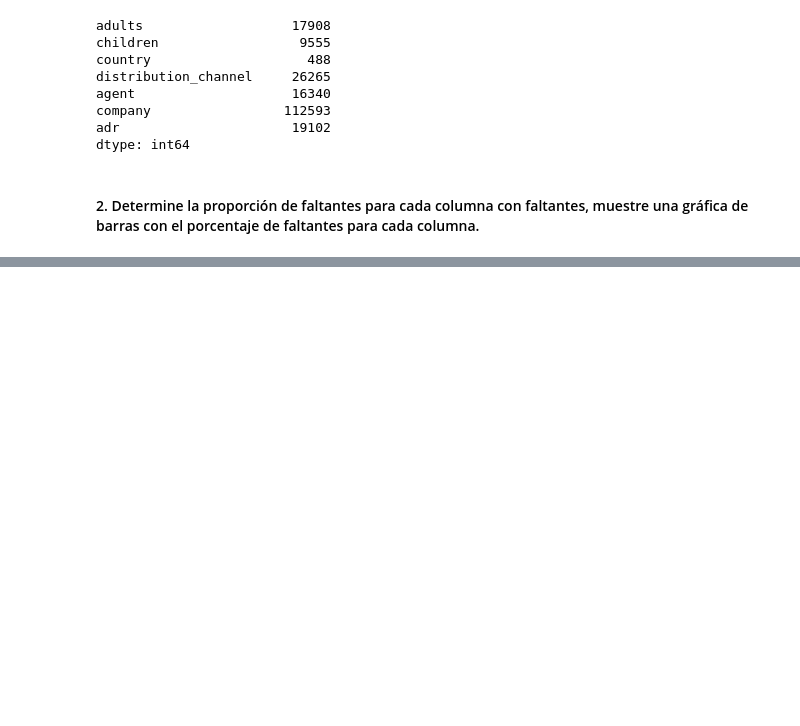
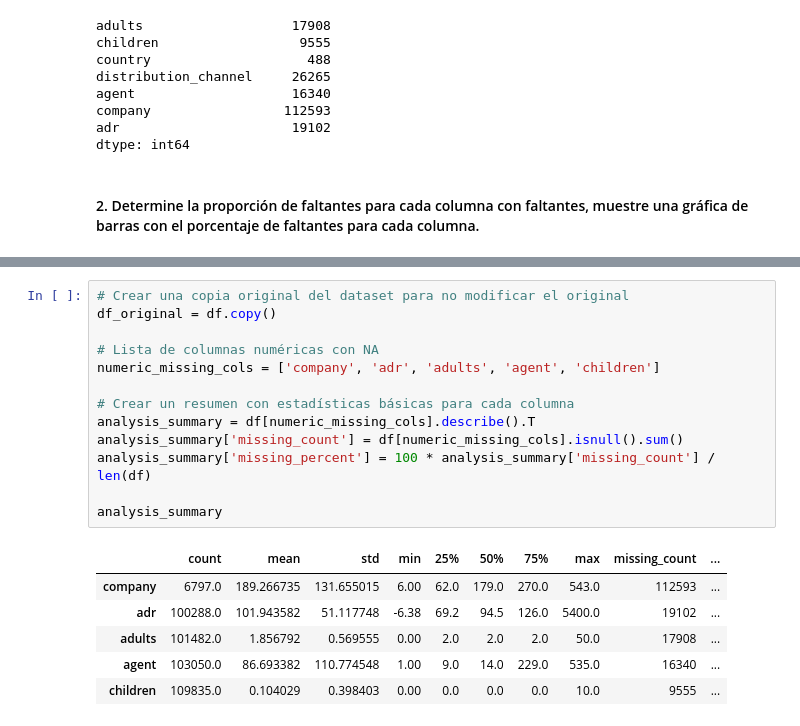
Before and after one commit to midwayjona/Econometria-2, a Jupyter notebook: labs/lab_1/lab_1.ipynb, the cells around one changed output, grey strips where cells are left out. Cells and saved outputs as stored; diff of their text form; blank space fills up the shorter version.

```diff
--- a/labs/lab_1/lab_1.ipynb
+++ b/labs/lab_1/lab_1.ipynb
@@ -91,0 +110,20 @@ dtype: float64
+# %%
+# Crear una copia original del dataset para no modificar el original
+df_original = df.copy()
+
+# Lista de columnas numéricas con NA
+numeric_missing_cols = ['company', 'adr', 'adults', 'agent', 'children']
+
+# Crear un resumen con estadísticas básicas para cada columna
+analysis_summary = df[numeric_missing_cols].describe().T
+analysis_summary['missing_count'] = df[numeric_missing_cols].isnull().sum()
+analysis_summary['missing_percent'] = 100 * analysis_summary['missing_count'] / len(df)
+
+analysis_summary
+# %% [output]
+|  | count | mean | std | min | 25% | 50% | 75% | max | missing_count | ... |
+| company | 6797.0 | 189.266735 | 131.655015 | 6.00 | 62.0 | 179.0 | 270.0 | 543.0 | 112593 | ... |
+| adr | 100288.0 | 101.943582 | 51.117748 | -6.38 | 69.2 | 94.5 | 126.0 | 5400.0 | 19102 | ... |
+| adults | 101482.0 | 1.856792 | 0.569555 | 0.00 | 2.0 | 2.0 | 2.0 | 50.0 | 17908 | ... |
+| agent | 103050.0 | 86.693382 | 110.774548 | 1.00 | 9.0 | 14.0 | 229.0 | 535.0 | 16340 | ... |
+| children | 109835.0 | 0.104029 | 0.398403 | 0.00 | 0.0 | 0.0 | 0.0 | 10.0 | 9555 | ... |
```
Also changed, not shown: parts of 35 cells of this notebook, 1 other file.
